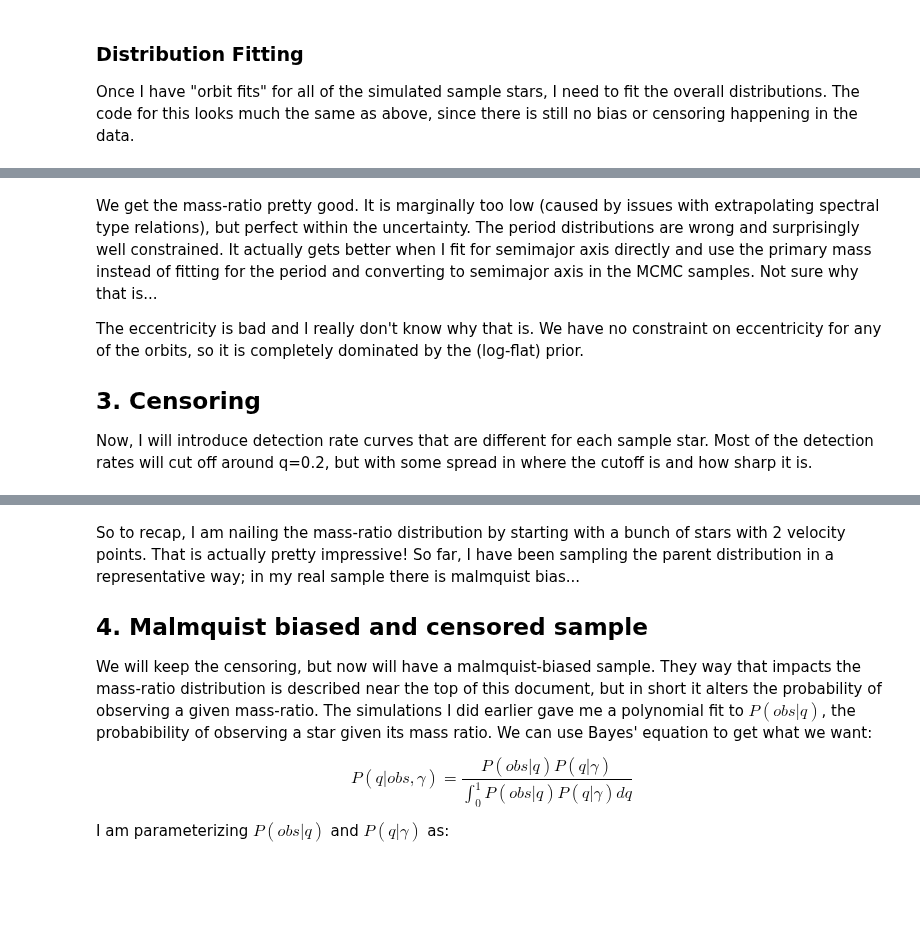
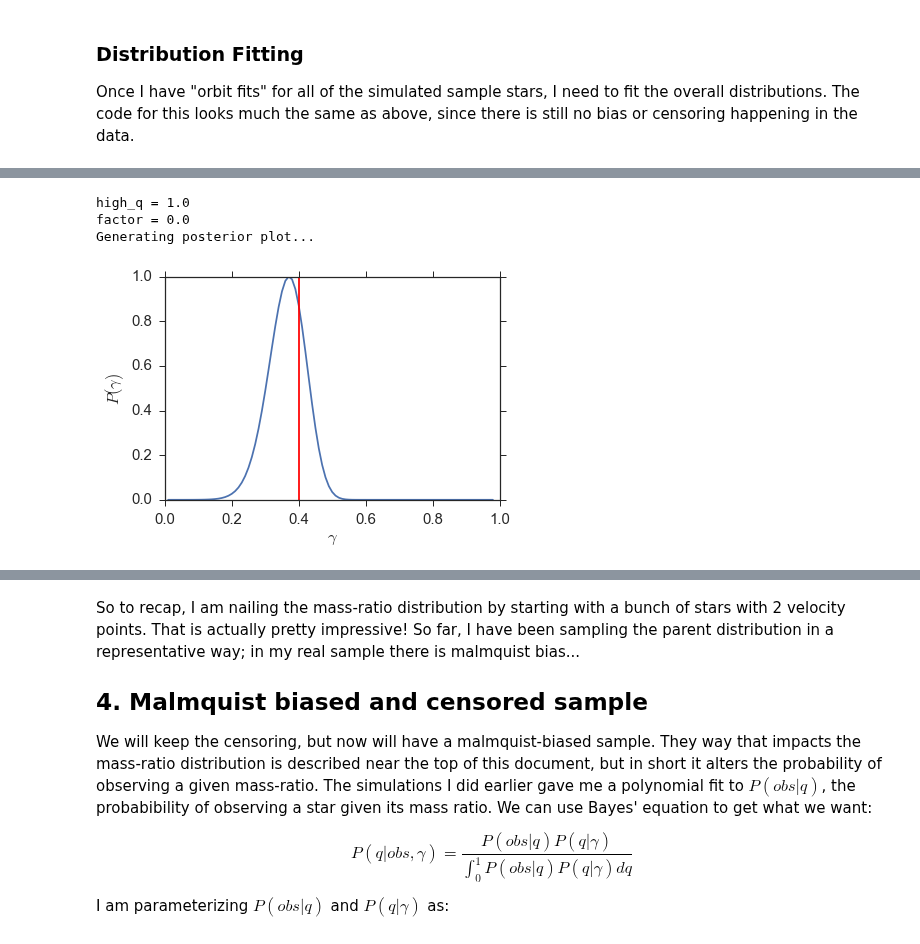
Before and after one commit to kgullikson88/BinaryInference, a Jupyter notebook: Method_Summary.ipynb, the cells around one changed output, grey strips where cells are left out. Drawn from its saved outputs; the diff is of its cells as text; code cells hidden in the pictures; blank space fills up the shorter version.

Commit message:
Seems to work for unconstrained and censored fits.

```diff
--- a/Method_Summary.ipynb
+++ b/Method_Summary.ipynb
@@ -326,8 +273,45 @@ plt.savefig('Figures/Triangle_unconstrained.png')
-# %% [markdown]
-We get the mass-ratio pretty good. It is marginally too low (caused by issues with extrapolating spectral type relations), but perfect within the uncertainty. The period distributions are wrong and surprisingly well constrained. It actually gets better when I fit for semimajor axis directly and use the primary mass instead of fitting for the period and converting to semimajor axis in the MCMC samples. Not sure why that is...
-
-The eccentricity is bad and I really don't know why that is. We have no constraint on eccentricity for any of the orbits, so it is completely dominated by the (log-flat) prior.
-
-## 3. Censoring
-
-Now, I will introduce detection rate curves that are different for each sample star. Most of the detection rates will cut off around q=0.2, but with some spread in where the cutoff is and how sharp it is.
+# %%
+data, M_prim, M_sec, a, e = Simulation.read_orbit_samples('Simulation_Data_jayhawk_total.h5',
+                                                          'representative_pool_highq',
+                                                           censor=False)
+
+# Make all mass-ratios in [0,1]
+q = data[:, :, 0]
+q[q>1.0] = 1.0/q[q>1.0]
+
+# Hard-censor low mass-ratios because the orbit prior causes things to get bad
+lowq = (M_sec / M_prim) < 0.1
+q[lowq] = np.nan
+
+T_sec = Distributions.mass2teff(M_sec)
+prior = MassRatioDistribution.OrbitPrior(M_prim, T_sec, gamma=0.0, cache=True)
+prior._cache = 1.0
+
+#completeness = lambda lnq: 500.0
+#integral = lambda fbin, gamma, malm: 500.0*fbin
+completeness = lambda q: 500 * np.array(q > 0.1, dtype=bool)
+integral = lambda fbin, gamma, malm: 500.0*fbin*(1-0.1**(1-gamma))
+
+fitter = MassRatioDistribution.GammaFitter(q,
+                                           prior_fcn=prior,
+                                           completeness_fcn=completeness,
+                                           integral_fcn=integral)
+
+print('Generating posterior plot...')
+gamma_vals = np.arange(0.01, 0.99, 0.01)
+ll = np.empty_like(gamma_vals)
+for i, gamma in enumerate(gamma_vals):
+    ll[i] = fitter.lnlike(gamma)
+    if np.isinf(ll[i]):
+        break
+
+plt.plot(gamma_vals, np.exp(ll-ll.max()))
+plt.xlabel('$\gamma$')
+plt.ylabel('$P(\gamma)$')
+plt.plot((0.4, 0.4), plt.ylim(), 'r-')
+plt.savefig('Figures/Gamma_Representative_HardCensor.pdf')
+# %% [output]
+high_q = 1.0
+factor = 0.0
+Generating posterior plot...
+[figure, added]
```
Also changed, not shown: parts of 10 cells of this notebook, 2 other files.
